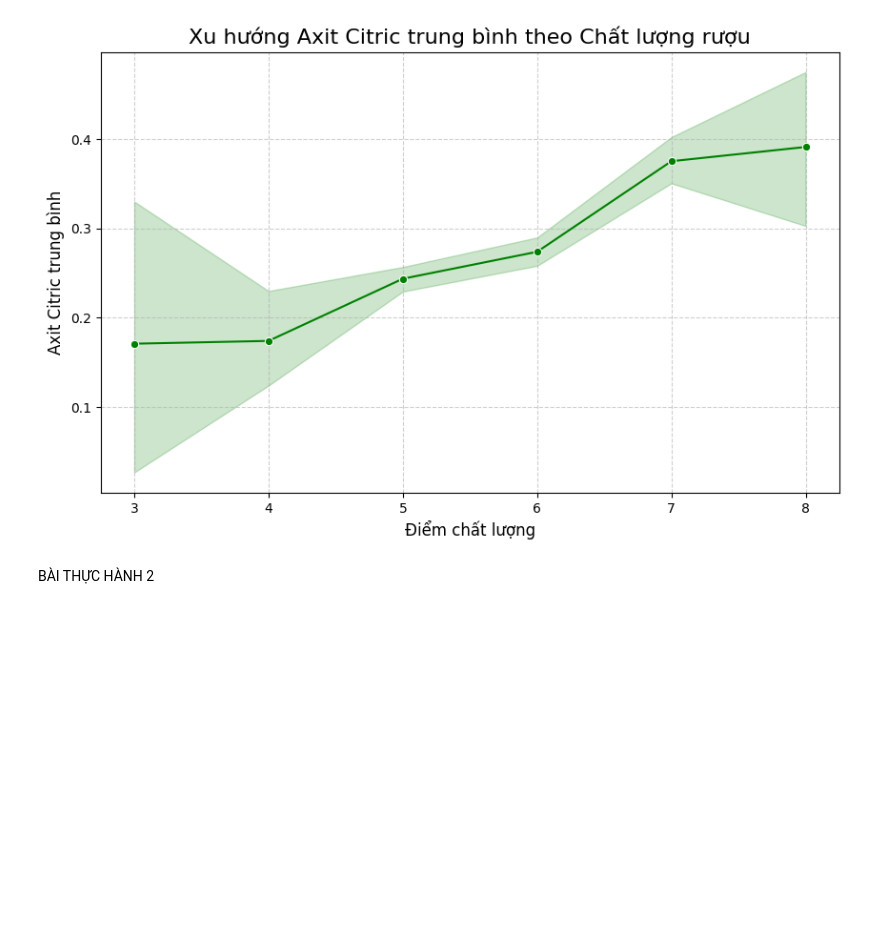
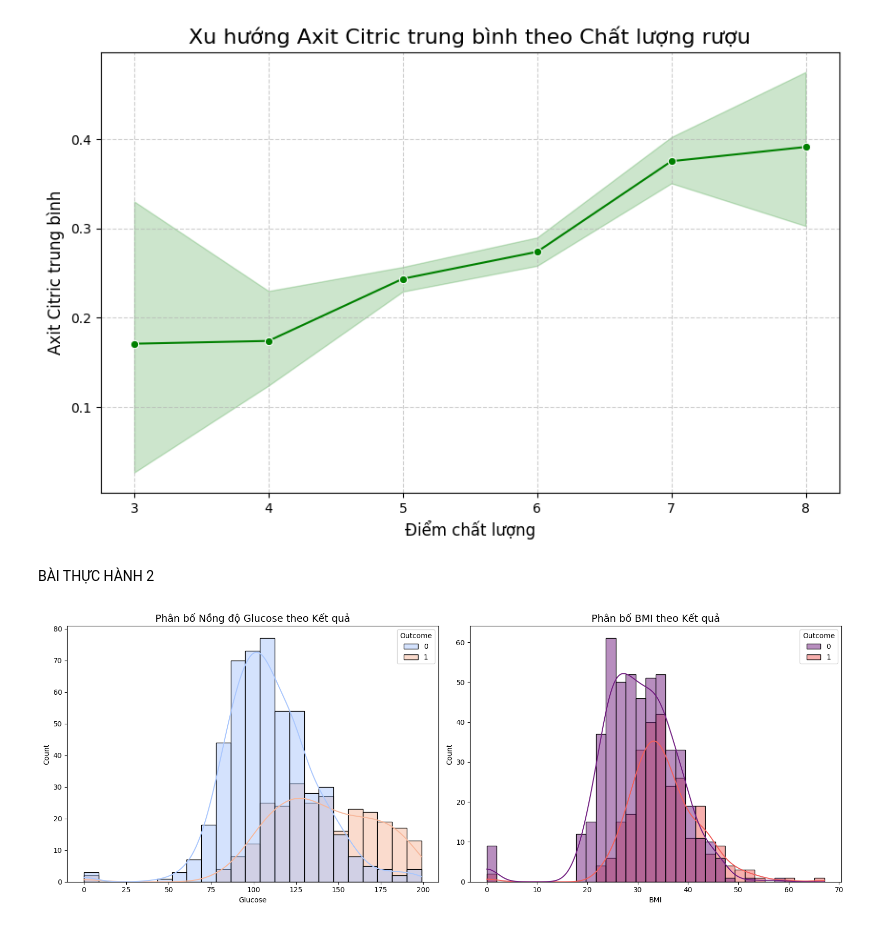
Before and after one commit to plkimtuyen05-boop/ktltsp.ueh25, a Jupyter notebook: midterm/th1 thong ke mo ta.ipynb, the cells around one changed output. Cells and saved outputs as stored; diff of their text form; code cells hidden in the pictures; blank space fills up the shorter version.

```diff
--- a/midterm/th1 thong ke mo ta.ipynb
+++ b/midterm/th1 thong ke mo ta.ipynb
@@ -312,3 +312,29 @@ plt.show()
 [figure]
 # %% [markdown]
 BÀI THỰC HÀNH 2
+# %%
+import numpy as np
+import pandas as pd
+from scipy import stats
+# Load the .csv into a dataframe using read_csv
+diabetes_data = pd.read_csv("diabetes.csv")
+diabetes_data = diabetes_data[['Pregnancies','Glucose','BloodPressure','SkinThickness','Insulin','BMI','DiabetesPedigreeFunction','Age','Outcome'
+]]
+# %%
+import pandas as pd
+import matplotlib.pyplot as plt
+import matplotlib.pyplot as plt
+import seaborn as sns
+# Tạo một figure chứa 2 biểu đồ con
+fig, axes = plt.subplots(1, 2, figsize=(16, 6))
+# Biểu đồ cho Glucose
+sns.histplot(data=diabetes_data, x='Glucose', hue='Outcome', kde=True, ax=axes[0], palette='coolwarm')
+axes[0].set_title('Phân bố Nồng độ Glucose theo Kết quả', fontsize=14)
+# Biểu đồ cho BMI
+sns.histplot(data=diabetes_data, x='BMI', hue='Outcome', kde=True, ax=axes[1], palette='magma')
+axes[1].set_title('Phân bố BMI theo Kết quả', fontsize=14)
+plt.tight_layout()
+plt.savefig('Glucose va BMI theo ket qua bth2.png')
+plt.show()
+# %% [output]
+[figure, added]
```
Also changed, not shown: parts of 2 cells of this notebook, 3 other files.
